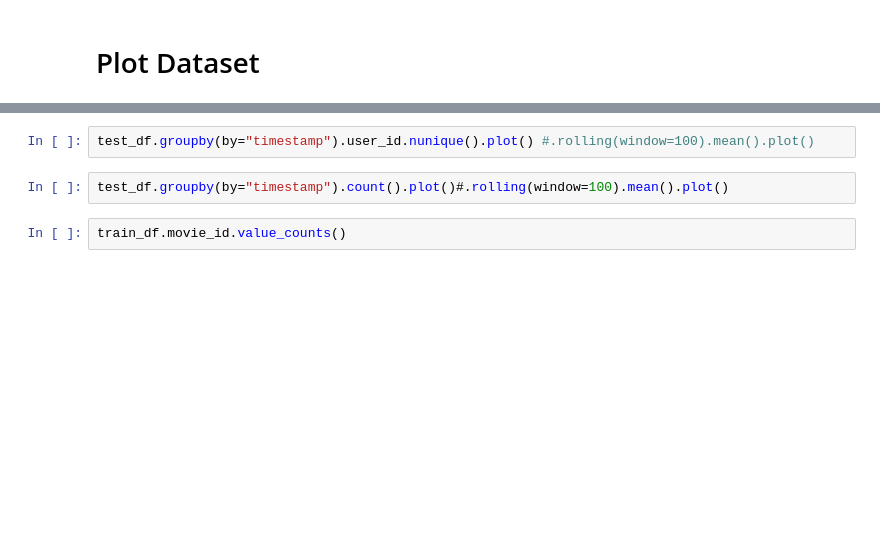
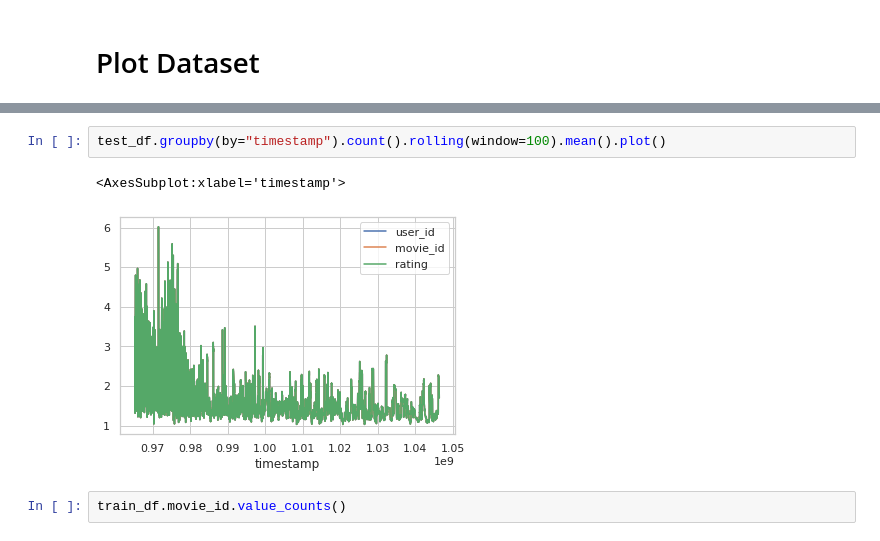
Before and after one commit to feature-store/experiments, a Jupyter notebook: nb/03-29-22-als_plots.ipynb, the cells around one changed output, grey strips where cells are left out. Cells and saved outputs as stored; diff of their text form; blank space fills up the shorter version.

```diff
--- a/nb/03-29-22-als_plots.ipynb
+++ b/nb/03-29-22-als_plots.ipynb
@@ -83,7 +174,8 @@ test_df.timestamp = test_df.timestamp.apply(lambda ts: int((ts - start_ts)/facto
 # %%
-test_df.groupby(by="timestamp").user_id.nunique().plot() #.rolling(window=100).mean().plot()
+test_df.groupby(by="timestamp").count().rolling(window=100).mean().plot()
+# %% [output]
+<AxesSubplot:xlabel='timestamp'>
+[figure, added]
-# %%
-test_df.groupby(by="timestamp").count().plot()#.rolling(window=100).mean().plot()
 # %%
 train_df.movie_id.value_counts()
 # %%
```
Also changed, not shown: parts of 22 cells of this notebook, 2 other files.
